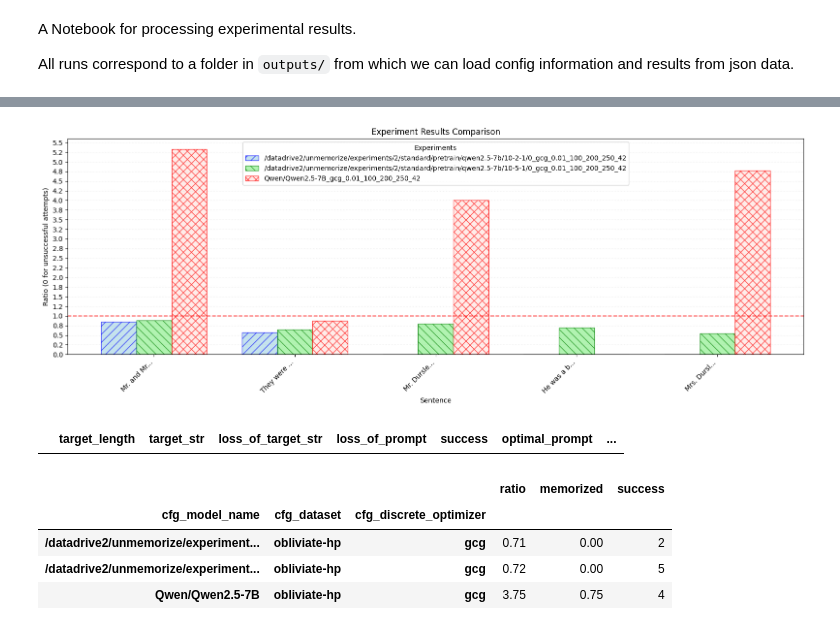
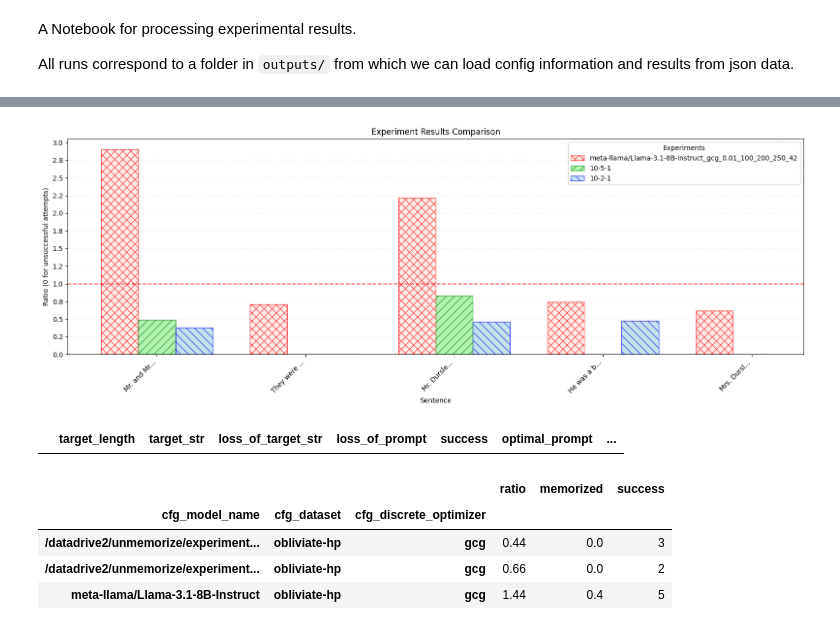
Before and after one commit to markrussinovich/acr-memorization, a Jupyter notebook: analyze_results.ipynb, the cells around one changed output, grey strips where cells are left out. Saved outputs shown, nothing was run; the diff lists cells and outputs as text; code cells hidden in the pictures.

```diff
--- a/analyze_results.ipynb
+++ b/analyze_results.ipynb
@@ -3,9 +3,11 @@ A Notebook for processing experimental results.
 
 All runs correspond to a folder in `outputs/` from which we can load config information and results from json data.
 # %%
-outputs_folder = 'outputs'
+#outputs_folder = 'outputs'
 #outputs_folder = 'outputs-llama3.1-8b'
 #outputs_folder = 'outputs-llama3.1-8b-instruct'
+outputs_folder = 'outputs-llama3.1-8b.negative'
+#output_foloder = 'outputs- outputs-qwen2.5-7b'
 # %%
 import json
 from pathlib import Path
@@ -106,34 +107,56 @@ df
 def plot_experiment_results(df):
     """
     Plot ratio values as narrow hatched bars for multiple experiments with reduced spacing.
+    Special handling for 10-5-1 (green) and 10-2-1 (blue) experiments.
     """
     import matplotlib.pyplot as plt
     import numpy as np
 
-    # Get unique experiments and create style mappings
+    # Get unique experiments
     experiments = df['cfg_experiment_name'].unique()
+
+    # Sort experiments to ensure 10-5-1 and 10-2-1 are at the end
+    def sort_key(exp):
+        if "10-5-1" in exp:
+            return 2
+        elif "10-2-1" in exp:
+            return 3
+        return 1
+
+    experiments = sorted(experiments, key=sort_key)
     n_experiments = len(experiments)
 
-    # Define visual styles for each experiment
-    styles = [
-        {'hatch': '//', 'edge': 'blue', 'face': 'lightblue'},
-        {'hatch': '\\\\', 'edge': 'green', 'face': 'lightgreen'},
+    # Define base styles for other experiments
+    base_styles = [
         {'hatch': 'xx', 'edge': 'red', 'face': 'mistyrose'},
         {'hatch': '++', 'edge': 'purple', 'face': 'lavender'},
         {'hatch': '--', 'edge': 'orange', 'face': 'bisque'}
     ]
 
+    # Create style mapping
+    styles = {}
+    base_idx = 0
+
+    for exp in experiments:
+        if "10-5-1" in exp:
+            styles[exp] = {'hatch': '//', 'edge': 'green', 'face': 'lightgreen'}
+        elif "10-2-1" in exp:
+            styles[exp] = {'hatch': '\\\\', 'edge': 'blue', 'face': 'lightblue'}
+        else:
+            styles[exp] = base_styles[base_idx % len(base_styles)]
+            base_idx += 1
+
     # Create the plot
     fig, ax = plt.subplots(figsize=(16, 6))
 
-    # Width settings - significantly reduced spacing
-    bar_width = 0.01  # Reduced from 0.015
-    group_spacing = 0.04  # Reduced from 0.12 to maintain 6x bar width ratio
+    # Width settings
+    bar_width = 0.01
+    group_spacing = 0.04
 
-    # Keep track of legend handles
+    # Legend handles
     legend_handles = []
 
-    # Find the maximum number of points across all experiments
+    # Find max points and collect target strings
     max_points = 0
     all_target_strs = []
 
@@ -142,19 +165,28 @@ def plot_experiment_results(df):
         max_points = max(max_points, len(exp_df))
         all_target_strs.extend(exp_df['target_str'].tolist())
 
-    # Create labels using all unique target strings
+    # Create labels
     unique_targets = pd.unique(all_target_strs)
     labels = [str(s)[:10] + "..." for s in unique_targets]
 
     # Plot each experiment
-    for i, (experiment, style) in enumerate(zip(experiments, styles)):
+    for i, experiment in enumerate(experiments):
         exp_df = df[df['cfg_experiment_name'] == experiment].sort_values('time')
         ratios = [row.ratio if row.success else 0 for _, row in exp_df.iterrows()]
 
-        # Calculate x positions with reduced spacing
+        # Calculate positions
         x = np.arange(len(ratios)) * group_spacing
         offset = (i - n_experiments/2 + 0.5) * bar_width
         x_positions = x + offset
+
+        # Get style for this experiment
+        style = styles[experiment]
+
+        # Create label based on experiment name
+        if "10-5-1" in experiment or "10-2-1" in experiment:
+            label = "10-5-1" if "10-5-1" in experiment else "10-2-1"
+        else:
+            label = experiment
 
         bars = ax.bar(x_positions, ratios,
                      width=bar_width,
@@ -162,7 +194,7 @@ def plot_experiment_results(df):
                      alpha=0.7,
                      edgecolor=style['edge'],
                      color=style['face'],
-                     label=experiment)
+                     label=label)
 
         for j, (ratio, success) in enumerate(zip(ratios, exp_df['success'])):
             if not success:
@@ -173,37 +205,37 @@ def plot_experiment_results(df):
 
     # Add horizontal line at 1.0
     ax.axhline(y=1.0, color='red', linestyle='--', alpha=0.7)
 
-    # Set y-axis ticks at 0.25 intervals
+    # Set y-axis ticks
     ax.yaxis.set_major_locator(plt.MultipleLocator(0.25))
     ax.yaxis.set_major_formatter(plt.FormatStrFormatter('%.1f'))
 
-    # Customize the plot
+    # Customize plot
     ax.set_title("Experiment Results Comparison", fontsize=12)
     ax.set_xlabel('Sentence', fontsize=10)
     ax.set_ylabel('Ratio (0 for unsuccessful attempts)', fontsize=10)
 
     # Add legend
     ax.legend(title="Experiments")
 
-    # Set x-axis labels using the reduced spacing
+    # Set x-axis labels
     plt.xticks(np.arange(max_points) * group_spacing, labels[:max_points], rotation=45, ha='right')
 
     # Add grid
     ax.grid(True, axis='y', linestyle=':', alpha=0.3)
 
     # Adjust layout
     plt.tight_layout()
 
     return fig
 
 plt = plot_experiment_results(df)
 plt.show()
 
 # save to outputs folder
 plt.savefig(f"{outputs_folder}/experiment_results.png")
 # %% [output]
-[figure, old version]
+[figure, new version]
 # %%
 # Filter the rows where dataset is 'random', the model is 'EleutherAI/pythia-14m', and success is True
 filtered_df = df[(df['cfg_dataset'] == 'famous_quotes') &
@@ -225,6 +257,6 @@ summary
 # %% [output]
 |  |  |  | ratio | memorized | success |
 | cfg_model_name | cfg_dataset | cfg_discrete_optimizer |  |  |  |
-| /datadrive2/unmemorize/experiment... | obliviate-hp | gcg | 0.71 | 0.00 | 2 |
-| /datadrive2/unmemorize/experiment... | obliviate-hp | gcg | 0.72 | 0.00 | 5 |
-| Qwen/Qwen2.5-7B | obliviate-hp | gcg | 3.75 | 0.75 | 4 |
+| /datadrive2/unmemorize/experiment... | obliviate-hp | gcg | 0.44 | 0.0 | 3 |
+| /datadrive2/unmemorize/experiment... | obliviate-hp | gcg | 0.66 | 0.0 | 2 |
+| meta-llama/Llama-3.1-8B-Instruct | obliviate-hp | gcg | 1.44 | 0.4 | 5 |
```
Also changed, not shown: parts of 1 cell of this notebook.
